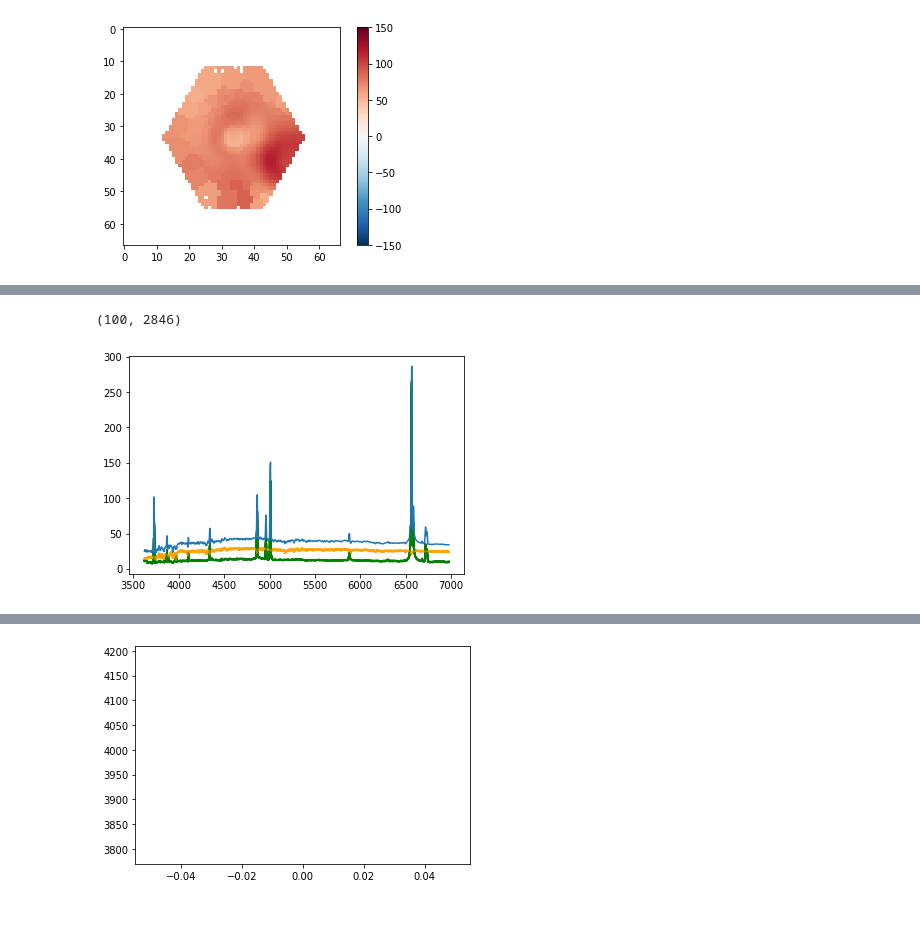
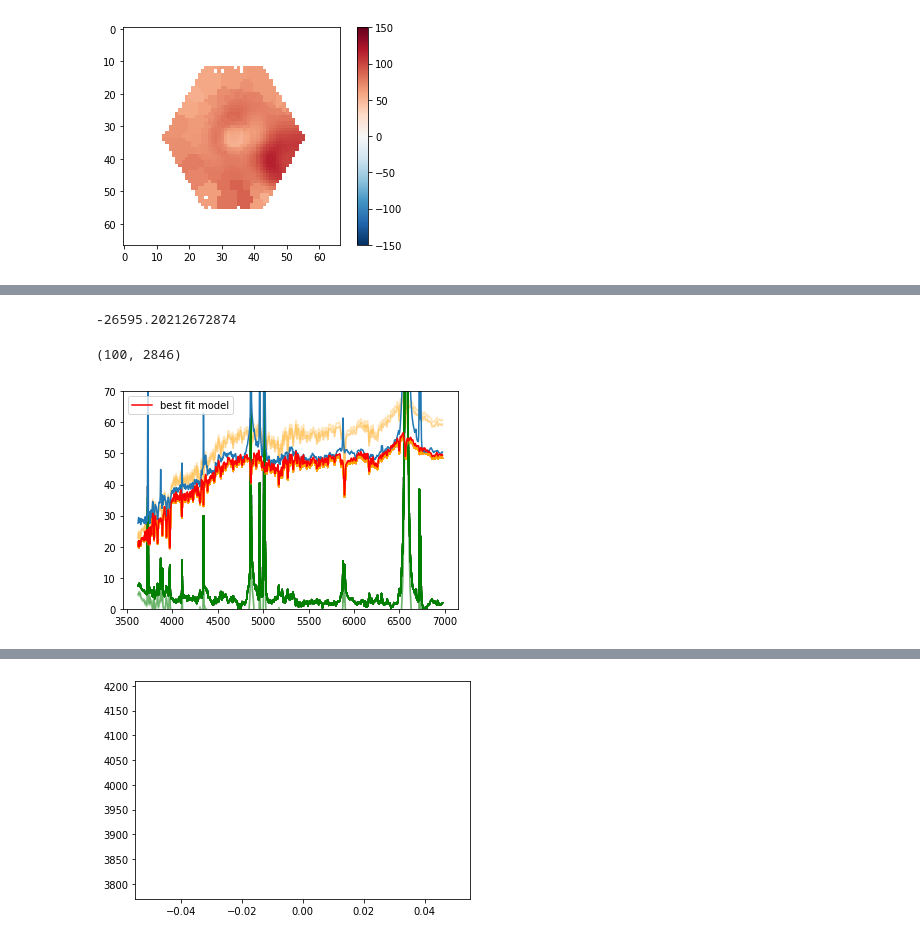
Before and after one commit to beckynevin/AGN_Subtraction, a Jupyter notebook: AGN_Sub.ipynb, the cells around one changed output, grey strips where cells are left out. Drawn from its saved outputs; the diff is of its cells as text; code cells hidden in the pictures.

```diff
--- a/AGN_Sub.ipynb
+++ b/AGN_Sub.ipynb
@@ -14,6 +12,6 @@ import numpy.ma as ma
 # %%
 # The better way to do this is to construct a full 3D cube and work from there
-small = pyfits.open('small_cube_alt_shape_fg3_m12_205_0.fits')
+small = pyfits.open('small_cube_alt_shape_fg3_m12_205_1.fits')
 print(np.shape(small[0].data))
 
 summed_specs = np.sum(small[0].data, axis=0)
@@ -93,7 +91,7 @@ plt.show()
 # The first step is to subtract off the stellar continuum in order to determine the shape of the
 # contamination from the AGN at the center of the galaxy.
 
-stellar_flux = np.load('model_flux_fg3_m12_205_0.npy', allow_pickle=True)
+stellar_flux = np.load('model_flux_fg3_m12_205_1.npy', allow_pickle=True)
 print(np.shape(stellar_flux))
 plt.plot(stellar_flux/np.median(stellar_flux))
 plt.show()
@@ -136,17 +134,27 @@ def log_likelihood(theta, x, y, stellar, yerr):
     m, b = theta
     model = (m * x + b)*stellar
     sigma2 = yerr**2 + model**2
+
     return -0.5*np.sum((y-model)**2)#/sigma2 + np.log(sigma2))
 def log_probability(theta, x, y, stellar, yerr):
     lp = log_prior(theta)
-    if not np.isfinite(lp):
+    lp_neg = log_prior_neg(theta, y, stellar)
+    if not np.isfinite(lp) or not np.isfinite(lp_neg):
         return -np.inf
-    return lp + log_likelihood(theta, x, y, stellar, yerr)
+    return lp + lp_neg + log_likelihood(theta, x, y, stellar, yerr)
 def log_prior(theta):
     m, b = theta
     if -0.1 < m < 0.1:
         return 0.0
     return -np.inf
+def log_prior_neg(theta, y, stellar):
+    m, b = theta
+    model = (m * x + b)*stellar
+    resid = y - model
+    if (resid > 0).all():
+        return 0.0
+    return -np.inf
+
 
 m_ml = 0.03
 b_ml = 70
@@ -161,6 +169,26 @@ print(nwalkers, ndim)
 x = cut_manga_wave
 y = small[0].data[:,coords[0][0],coords[0][1]]
 yerr = 0.1*small[0].data[:,coords[0][0],coords[0][1]]
+
+# Try masking it to exclude the larger emission lines
+
+print(find_nearest(x, 4900))
+x_masked = ma.masked_inside(x, find_nearest(x, 5000), find_nearest(x, 5050))
+x_masked = ma.masked_inside(x_masked, find_nearest(x_masked, 6500), find_nearest(x_masked, 6750))
+x_masked = ma.masked_inside(x_masked, find_nearest(x_masked, 4850), find_nearest(x_masked, 4870))
+x_masked = ma.masked_inside(x_masked, find_nearest(x_masked, 4950), find_nearest(x_masked, 4970))
+x_masked = ma.masked_inside(x_masked, find_nearest(x_masked, 3720), find_nearest(x_masked, 3740))
+x_masked = ma.masked_inside(x_masked, find_nearest(x_masked, 3860), find_nearest(x_masked, 3875))
+x_masked = ma.masked_inside(x_masked, find_nearest(x_masked, 4325), find_nearest(x_masked, 4350))
+
+y_masked = np.ma.masked_where(np.ma.getmask(x_masked), y)
+
+plt.clf()
+plt.plot(cut_manga_wave, y_masked)
+plt.xlim([3500,6000])
+plt.show()
+
+
 sampler = emcee.EnsembleSampler(nwalkers, ndim, log_probability, args=(x, y, stellar_flux, yerr))
 sampler.run_mcmc(pos, 5000, progress=True);
 # %% [output]
@@ -201,16 +232,22 @@ $\displaystyle \mathrm{b} = 31.211_{-8.462}^{8.127}$
+# %%
+theta=[0.035, 89.79]
+log_probability(theta, x, y_masked, stellar_flux, yerr)
+# %% [output]
+-26595.20212672874
 # %%
 inds = np.random.randint(len(flat_samples), size=100)
 model=[]
 for ind in inds:
     sample = flat_samples[ind]
     plt.plot(x, small[0].data[:,coords[0][0],coords[0][1]]-stellar_flux*np.dot(np.vander(x, 2), sample[:2]), "g", alpha=0.1)
     plt.plot(x, stellar_flux*np.dot(np.vander(x, 2), sample[:2]), "orange", alpha=0.1)
     model.append(stellar_flux*np.dot(np.vander(x, 2), sample[:2]))
 
 plt.plot(x, y);
 print(np.shape(model))
-#plt.plot(x, np.sum(model, axis=0)/100, color='red');
-#plt.ylim([0,50]);
+plt.plot(x, np.sum(model, axis=0)/100, color='red', label='best fit model');
+plt.ylim([0,70]);
+plt.legend();
 # %% [output]
 (100, 2846)
-[figure, old version]
+[figure, new version]
```
Also changed, not shown: parts of 24 cells of this notebook.
